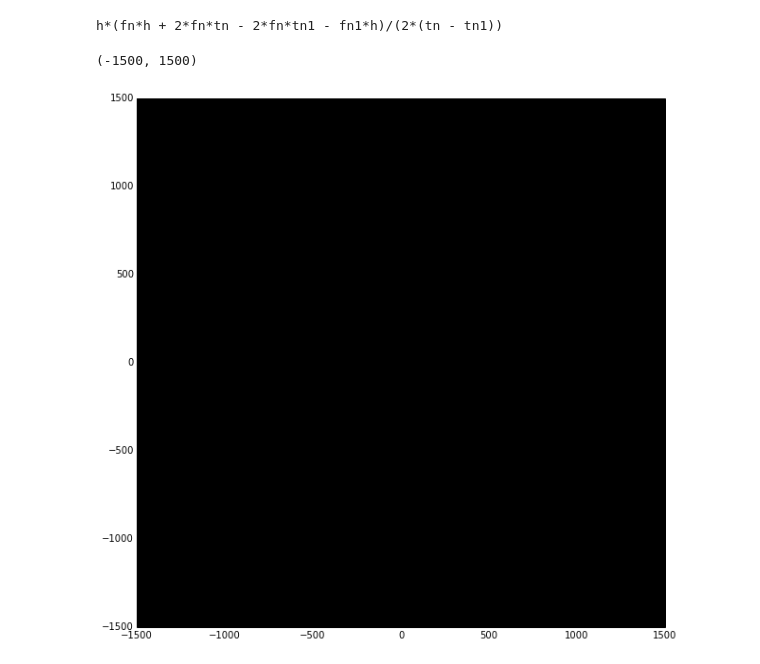
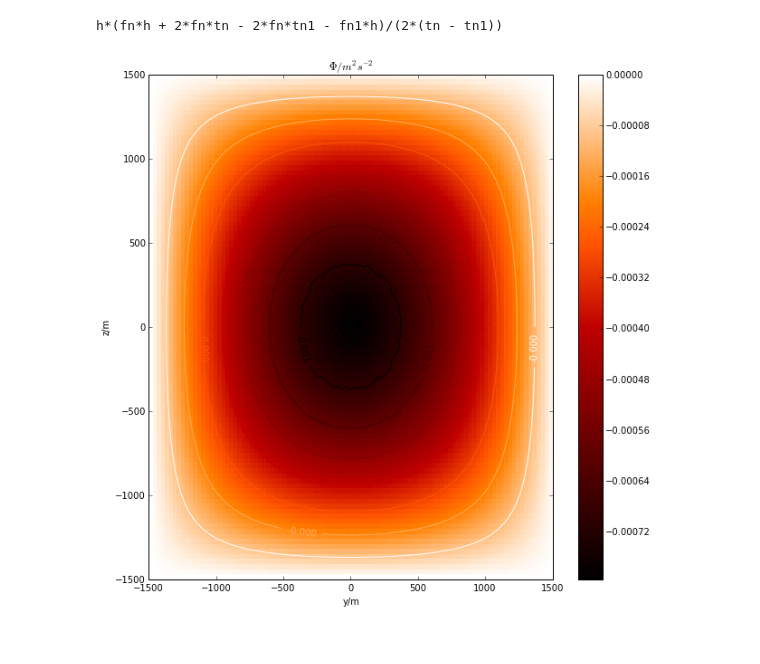
Before and after one commit to deolaya1318/MC, a Jupyter notebook: Tareas/HW6/HW6.ipynb, the cells around one changed output. Drawn from its saved outputs; the diff is of its cells as text; code cells hidden in the pictures.

```diff
--- a/Tareas/HW6/HW6.ipynb
+++ b/Tareas/HW6/HW6.ipynb
@@ -22,32 +22,39 @@ zminpot = -ladopot/2
 zmaxpot = ladopot/2
 Ncubo = ladopot/ladounit+1
 Ndens = ladodens/ladounit+1
-xcoords = np.linspace(xmin,xmax,Ncubo)
-ycoords = np.linspace(ymin,ymax,Ncubo)
-zcoords = np.linspace(zmin,zmax,Ncubo)
+xcoords = np.linspace(xminpot,xmaxpot,Ncubo)
+ycoords = np.linspace(yminpot,ymaxpot,Ncubo)
+zcoords = np.linspace(zminpot,zmaxpot,Ncubo)
 pot = np.zeros((Ncubo,Ncubo,Ncubo))
 dens = np.zeros((Ncubo,Ncubo,Ncubo))
 density = 400
-G = 1
-m = 1
+G = 0.0000000000667384
+m = density*ladodens**3
 constant = 4*np.pi*G
 dens[round(float(Ncubo-Ndens)/2):round(float(Ncubo+Ndens)/2),round(float(Ncubo-Ndens)/2):round(float(Ncubo+Ndens)/2),round(float(Ncubo-Ndens)/2):round(float(Ncubo+Ndens)/2)] = density
 xmesh,ymesh,zmesh=np.meshgrid(xcoords,ycoords,zcoords)
-pot = G*m/np.sqrt(xmesh**2+ymesh**2+zmesh**2)
-numiter = 100
+pot = -G*m/np.sqrt(xmesh**2+ymesh**2+zmesh**2)
+pot[xmesh**2+ymesh**2+zmesh**2 == 0] = -G*m
+numiter = 1000
 for __ in range(numiter):
-    pot = 1/6.*(np.roll(pot,1,axis=0)+np.roll(pot,1,axis=1)+np.roll(pot,1,axis=2)+np.roll(pot,-1,axis=0)+np.roll(pot,-1,axis=1)+np.roll(pot,-1,axis=2)-constant*dens)
+    pot = 1/6.*(np.roll(pot,1,axis=0)+np.roll(pot,1,axis=1)+np.roll(pot,1,axis=2)+np.roll(pot,-1,axis=0)+np.roll(pot,-1,axis=1)+np.roll(pot,-1,axis=2)-6*constant*dens)
     pot[0] = 0.
     pot[:,0,:] = 0.
     pot[:,-1,:] = 0.
     pot[:,:,0] = 0.
     pot[:,:,-1] = 0.
     pot[-1] = 0.
-# %%
-fig=plt.figure(figsize=(10,10))
-plt.pcolor(xcoords,ycoords,np.abs(pot[len(placa)-1]),cmap='gist_heat')
-plt.xlim(xmin,xmax)
-plt.ylim(ymin,ymax)
-# %% [output]
-(-1500, 1500)
-[figure, removed]
+# %%
+fig=plt.figure(figsize=(10,10))
+plt.pcolor(ycoords, zcoords, pot[Ncubo/2], cmap='gist_heat')
+plt.colorbar()
+CP1 = plt.contour(ycoords, zcoords, pot[Ncubo/2], cmap='gist_heat')
+plt.clabel(CP1, inline=True, fontsize=10)
+plt.xlim(yminpot,ymaxpot)
+plt.ylim(zminpot,zmaxpot)
+plt.title(r'$\Phi/ m^{2} s^{-2}$')
+plt.xlabel('y/m')
+plt.ylabel('z/m')
+plt.show()
+# %% [output]
+[figure, added]
```
Also changed, not shown: parts of 1 cell of this notebook.
